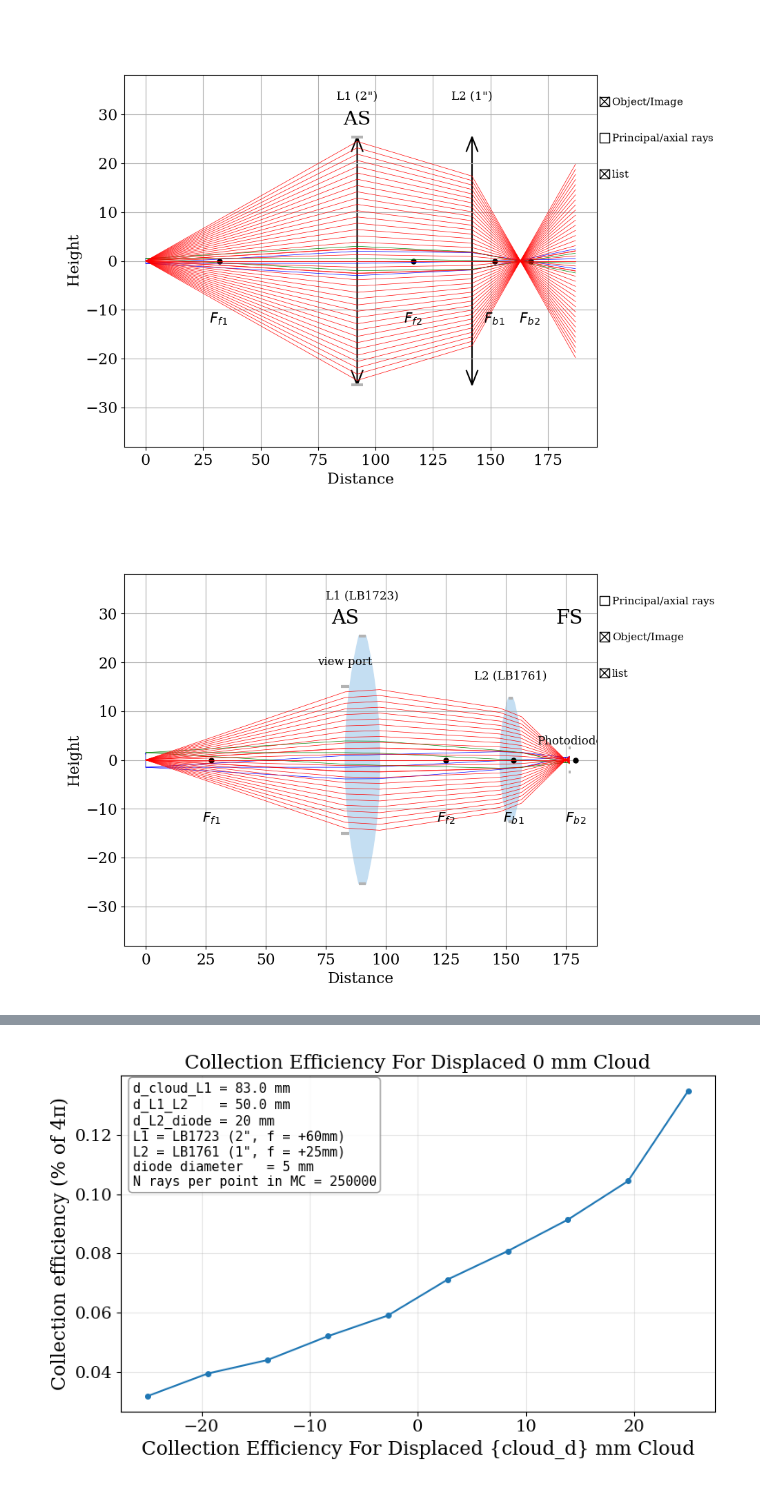
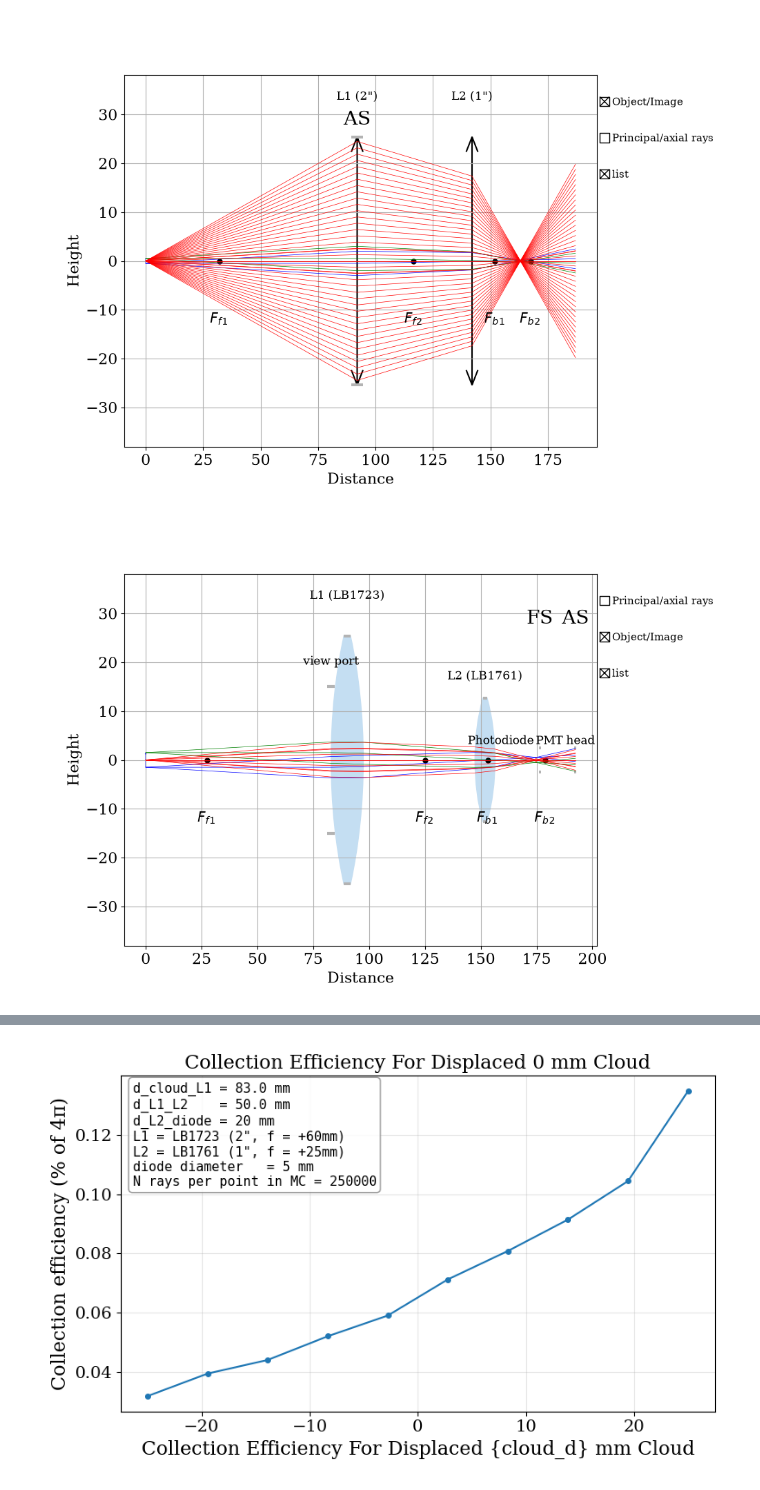
Before and after one commit to josephmlev/eedm_jml, a Jupyter notebook: daqAnalysisAndExperiments/optics/flourescenceTelescope/flourescenceTelescope.ipynb, the cells around one changed output, grey strips where cells are left out. Cells and saved outputs as stored; diff of their text form; code cells hidden in the pictures.

```diff
--- a/daqAnalysisAndExperiments/optics/flourescenceTelescope/flourescenceTelescope.ipynb
+++ b/daqAnalysisAndExperiments/optics/flourescenceTelescope/flourescenceTelescope.ipynb
@@ -32,7 +32,7 @@ This is deprecated in traitlets 4.2.This error will be raised in a future releas
 [figure]
 # %%
 # --- Glass ---
-n_bk7_852 = 1.50980
+n_bk7_852 = 1.509801
 
 
 # --- Lenses (real Thorlabs parts) ---
@@ -42,36 +42,36 @@ def L1():  # LB1723-B, 2", f=60
 
 def L2():  # LB1761-B, 1", f=25.4
         return ThickLens(R1=24.5, R2=-24.5, n=n_bk7_852,
                      thickness=9.0, diameter=25.4, label="L2 (LB1761)")
 
 # --- Geometry knobs (the things you'll want to scan) ---
 d_cloud_L1 = 83.0   # mm, cloud surface  -> L1 front surface
 d_L1_L2    = 50.0   # mm, L1 back surface -> L2 front surface
 d_L2_diode = 20   # mm, L2 back surface -> diode
 diameter_diode = 5 #7.14 #mm. 10mm square diode/sqrt(2)
 D_viewport = 30
 D_iris = 50
 d_iris = 50
 
 path = ImagingPath()
 path.objectHeight = 3  # mm, atom cloud size
 path.append(Space(d=d_cloud_L1))
 path.append(Aperture(diameter=D_viewport, label = "view port"))
 path.append(L1())
 path.append(Space(d_iris))
 #path.append(Aperture(diameter=D_iris))
 path.append(Space(d_L1_L2-d_iris))
 path.append(L2())
 path.append(Space(d=d_L2_diode))
 path.append(Aperture(diameter=diameter_diode, label = f'Photodiode'))
-#path.append(Space(d=16))
-#path.append(Aperture(diameter=diameter_diode, label = f'PMT head'))
+path.append(Space(d=16))
+path.append(Aperture(diameter=diameter_diode, label = f'PMT head'))
 
 fan = [Ray(y=0, theta=t) for t in np.linspace(-0.35, 0.35, 51)]
 
 path.display(raysList=[fan])
 # %% [output]
-[figure, old version]
+[figure, new version]
 # %%
 #vectorized thin lens. Fast!
 # --- Cloud + scan ---
```
Also changed, not shown: parts of 2 cells of this notebook, 2 other files.
